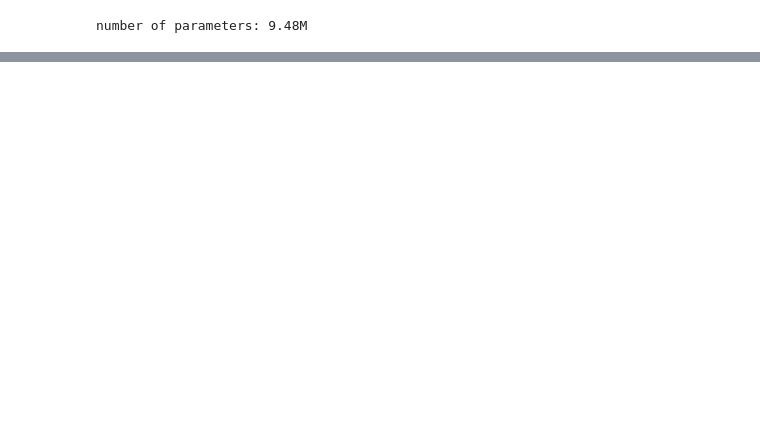
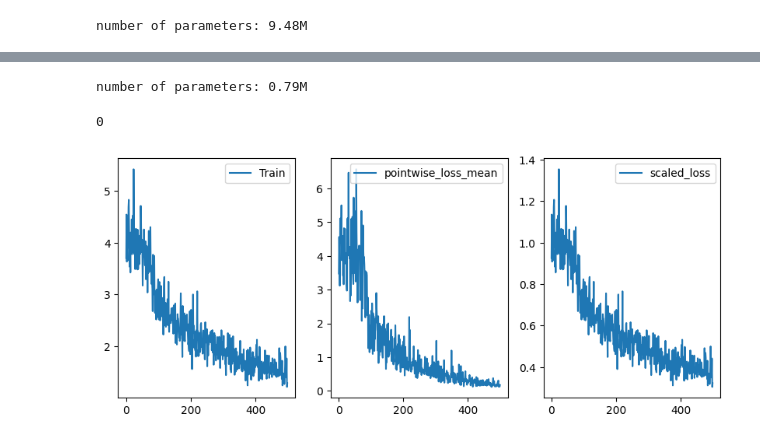
Before and after one commit to Vadimbuildercxx/looped_transformer, a Jupyter notebook: scripts/experiment.ipynb, the cells around one changed output, grey strips where cells are left out. Cells and saved outputs as stored; diff of their text form; code cells hidden in the pictures; blank space fills up the shorter version.

Commit message:
Update train.py and configs

```diff
--- a/scripts/experiment.ipynb
+++ b/scripts/experiment.ipynb
@@ -256,0 +281,15 @@ NameError: name 'MODEL_N_DIMS' is not defined
+# %%
+model = TransformerModelLooped(
+    n_dims=4,
+    n_positions=101,
+    n_embd=256,
+    n_layer=1,
+    n_head=4,
+    pred_type="regression",
+).cuda()
+
+metrics_1 = train_loop(model, n_loops=5, model_n_dims=4, log_every_steps=10, train_steps=5000, family="gpt2_loop")
+# %% [output]
+number of parameters: 0.79M
+0
+[figure, added]
```
Also changed, not shown: parts of 11 cells of this notebook, 10 other files.
